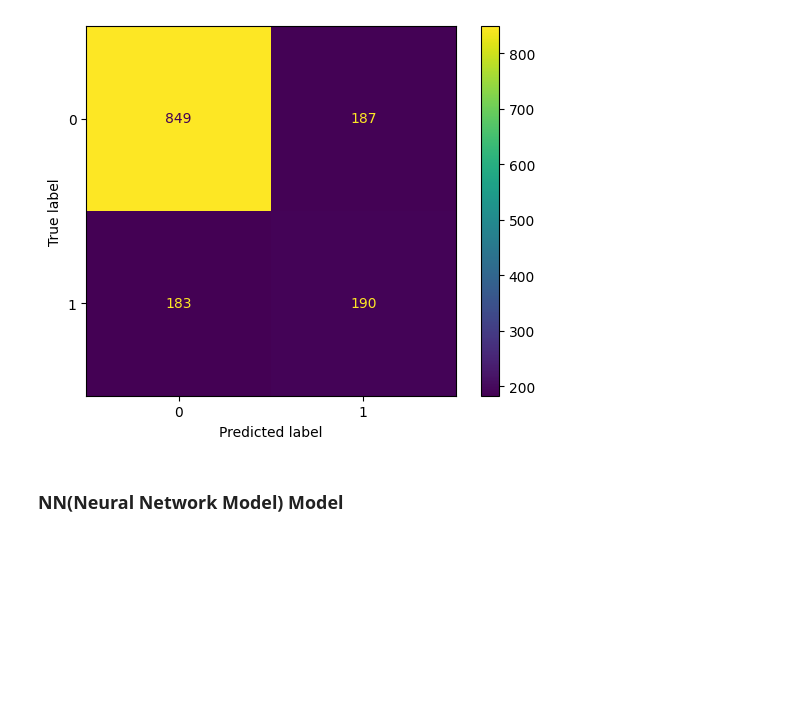
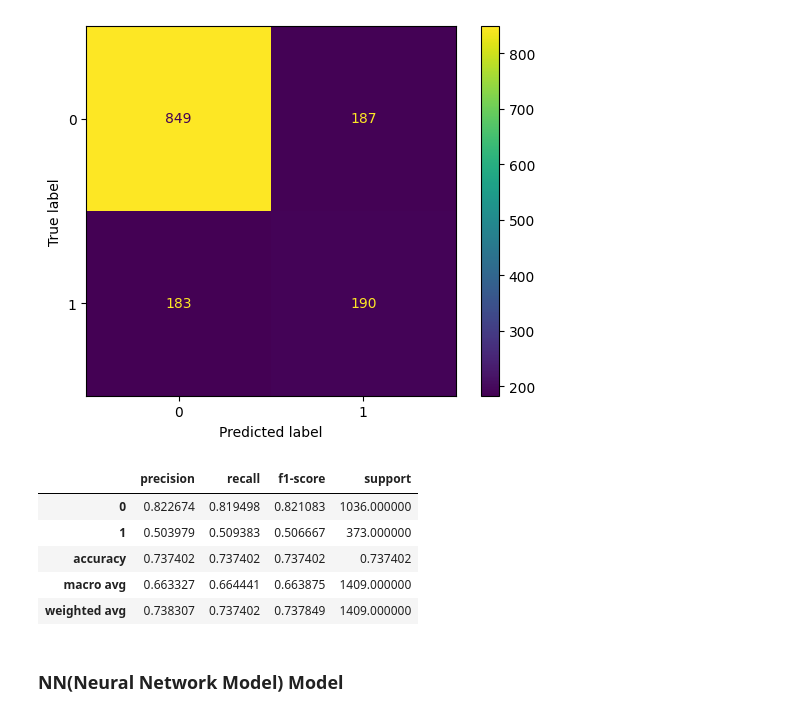
Before and after one commit to savi664/MachineLearningProject, a Jupyter notebook: 2425575.ipynb, the cells around one changed output. Drawn from its saved outputs; the diff is of its cells as text; code cells hidden in the pictures; blank space fills up the shorter version.

```diff
--- a/2425575.ipynb
+++ b/2425575.ipynb
@@ -332,6 +361,16 @@ ConfusionMatrixDisplay.from_predictions(y_test,predictions)
 # %% [output]
 <sklearn.metrics._plot.confusion_matrix.ConfusionMatrixDisplay at 0x...>
 [figure]
+# %%
+#Classification report for the base model
+pd.DataFrame(classification_report(y_test,predictions,output_dict=True)).transpose()
+# %% [output]
+|  | precision | recall | f1-score | support |
+| 0 | 0.822674 | 0.819498 | 0.821083 | 1036.000000 |
+| 1 | 0.503979 | 0.509383 | 0.506667 | 373.000000 |
+| accuracy | 0.737402 | 0.737402 | 0.737402 | 0.737402 |
+| macro avg | 0.663327 | 0.664441 | 0.663875 | 1409.000000 |
+| weighted avg | 0.738307 | 0.737402 | 0.737849 | 1409.000000 |
 # %% [markdown]
 ### NN(Neural Network Model) Model
 # %%
```
Also changed, not shown: parts of 16 cells of this notebook.
